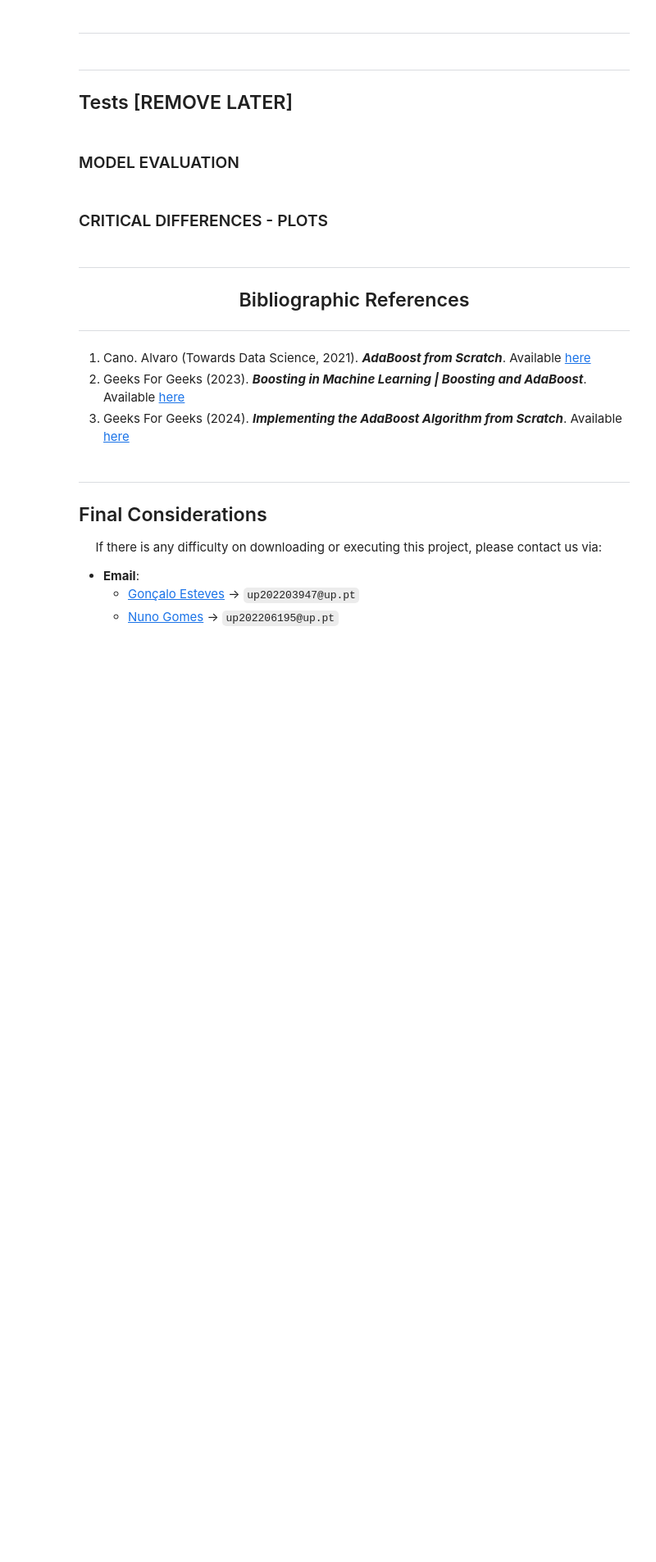
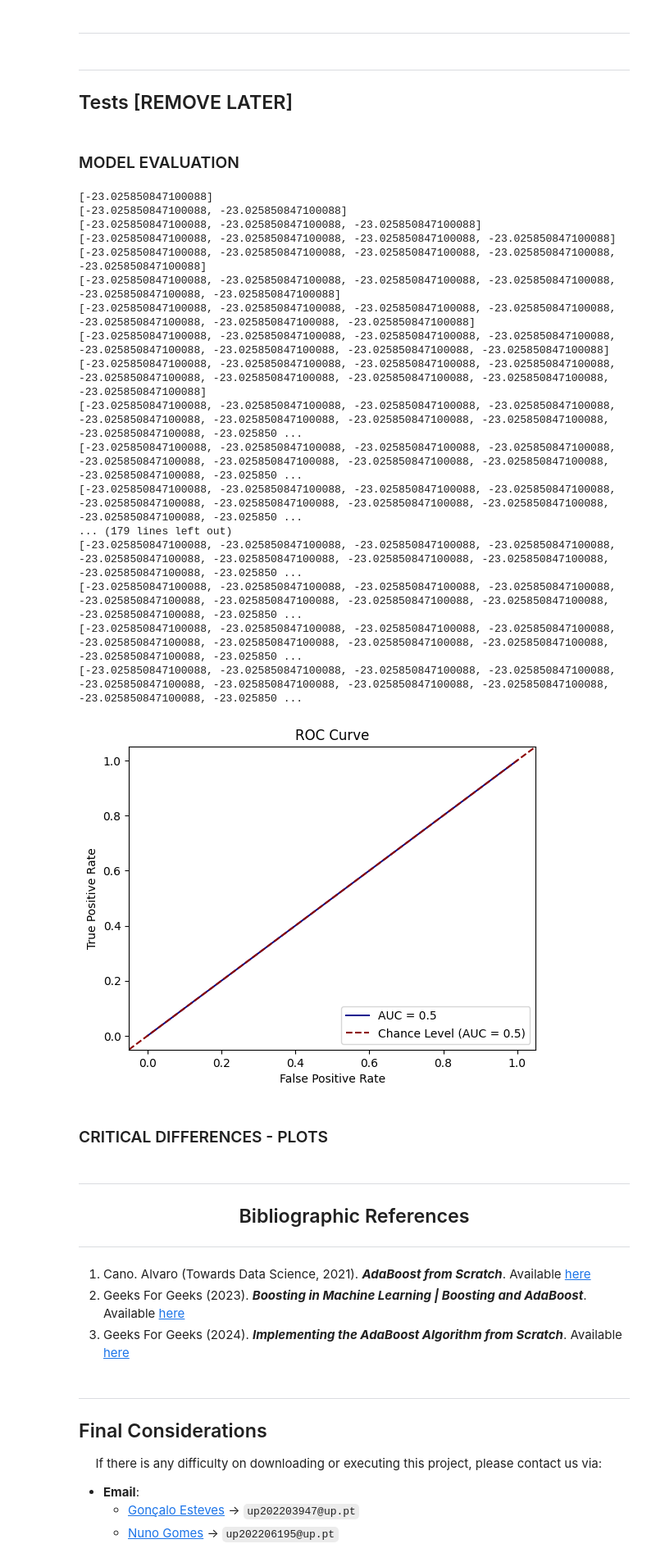
Before and after one commit to EstevesX10/ML1-AdaBoost-Analysis-Optimization, a Jupyter notebook: AdaBoost/AdaBoost.ipynb, the cells around one changed output. Shown at 82% size. Cells and saved outputs as stored; diff of their text form; code cells hidden in the pictures; blank space fills up the shorter version.

```diff
--- a/AdaBoost/AdaBoost.ipynb
+++ b/AdaBoost/AdaBoost.ipynb
@@ -393,17 +394,36 @@ Plot_Critial_Difference_Diagram(matrix, colors)
 # %%
 # Generate classification dataset
 X, y = make_classification(n_samples= 1000, n_features = 20, random_state = 42)
 y = y * 2 - 1       # Original AdaBoost uses {1, -1} as class labels
 
 # Train/test split
 X_train, X_test, y_train, y_test = train_test_split(X, y, test_size = 0.2, random_state = 42)
 
 # Fit model
-ab = AdaBoostPerceptron()
+ab = AdaBoost_LogisticLoss()
 ab.fit(X_train, y_train, M=400)
 
 Plot_ROC_Curve(ab, X_test, y_test)
 # Display_Confusion_Matrix(ab, X_test, y_test, np.unique(y))
+# %% [output]
+[-23.025850847100088]
+[-23.025850847100088, -23.025850847100088]
+[-23.025850847100088, -23.025850847100088, -23.025850847100088]
+[-23.025850847100088, -23.025850847100088, -23.025850847100088, -23.025850847100088]
+[-23.025850847100088, -23.025850847100088, -23.025850847100088, -23.025850847100088, -23.025850847100088]
+[-23.025850847100088, -23.025850847100088, -23.025850847100088, -23.025850847100088, -23.025850847100088, -23.025850847100088]
+[-23.025850847100088, -23.025850847100088, -23.025850847100088, -23.025850847100088, -23.025850847100088, -23.025850847100088, -23.025850847100088]
+[-23.025850847100088, -23.025850847100088, -23.025850847100088, -23.025850847100088, -23.025850847100088, -23.025850847100088, -23.025850847100088, -23.025850847100088]
+[-23.025850847100088, -23.025850847100088, -23.025850847100088, -23.025850847100088, -23.025850847100088, -23.025850847100088, -23.025850847100088, -23.025850847100088, -23.025850847100088]
+[-23.025850847100088, -23.025850847100088, -23.025850847100088, -23.025850847100088, -23.025850847100088, -23.025850847100088, -23.025850847100088, -23.025850847100088, -23.025850847100088, -23.025850 ...
+[-23.025850847100088, -23.025850847100088, -23.025850847100088, -23.025850847100088, -23.025850847100088, -23.025850847100088, -23.025850847100088, -23.025850847100088, -23.025850847100088, -23.025850 ...
+[-23.025850847100088, -23.025850847100088, -23.025850847100088, -23.025850847100088, -23.025850847100088, -23.025850847100088, -23.025850847100088, -23.025850847100088, -23.025850847100088, -23.025850 ...
+... (179 lines left out)
+[-23.025850847100088, -23.025850847100088, -23.025850847100088, -23.025850847100088, -23.025850847100088, -23.025850847100088, -23.025850847100088, -23.025850847100088, -23.025850847100088, -23.025850 ...
+[-23.025850847100088, -23.025850847100088, -23.025850847100088, -23.025850847100088, -23.025850847100088, -23.025850847100088, -23.025850847100088, -23.025850847100088, -23.025850847100088, -23.025850 ...
+[-23.025850847100088, -23.025850847100088, -23.025850847100088, -23.025850847100088, -23.025850847100088, -23.025850847100088, -23.025850847100088, -23.025850847100088, -23.025850847100088, -23.025850 ...
+[-23.025850847100088, -23.025850847100088, -23.025850847100088, -23.025850847100088, -23.025850847100088, -23.025850847100088, -23.025850847100088, -23.025850847100088, -23.025850847100088, -23.025850 ...
+[figure, added]
 # %%
 # Weak Learners Statistics
 Plot_Model_Stats(ab, X_test, y_test)
```
Also changed, not shown: parts of 3 cells of this notebook, 1 other file.
